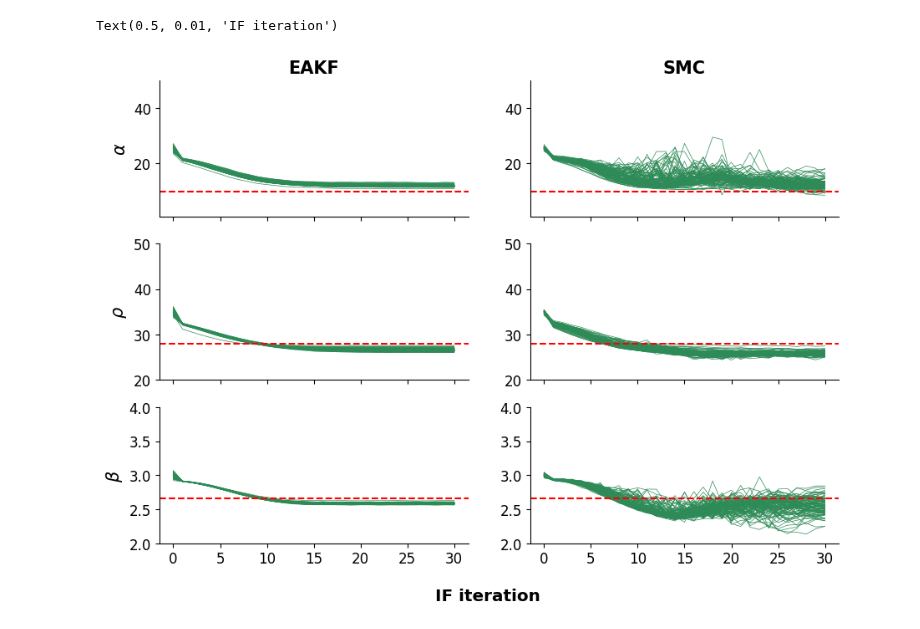
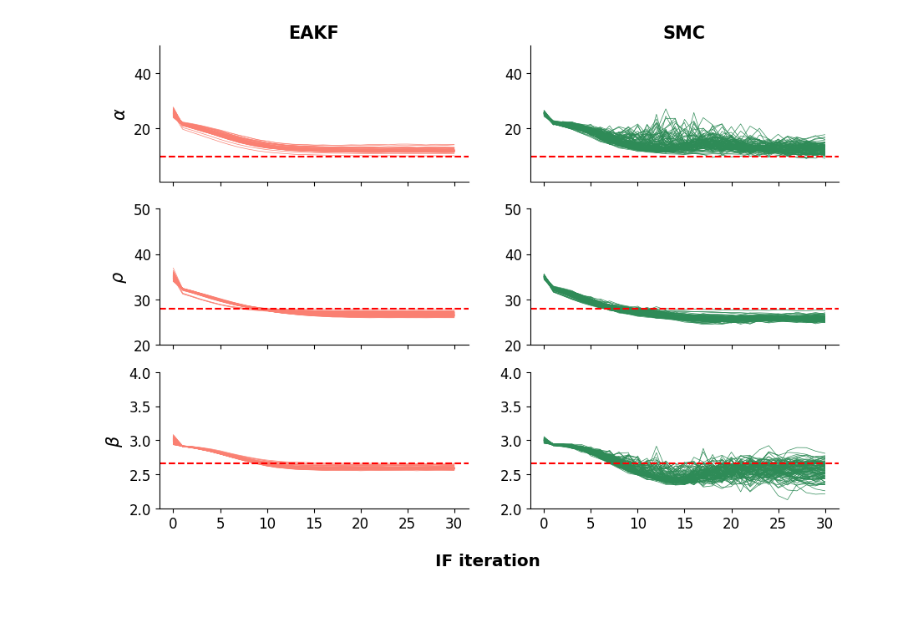
Before and after one commit to ChaosDonkey06/AppliedStochasticAnalysis, a Jupyter notebook: homework/project/visualize_inference.ipynb, the cells around one changed output. Drawn from its saved outputs; the diff is of its cells as text; code cells hidden in the pictures.

```diff
--- a/homework/project/visualize_inference.ipynb
+++ b/homework/project/visualize_inference.ipynb
@@ -9,7 +9,6 @@ results_dir = 'results'
 
 eakf_dir = os.path.join(results_dir, 'eakf')
 pf_dir   = os.path.join(results_dir, 'inference', 'pf')
-
 
 αmin = 1
 αmax = 50
@@ -26,7 +25,7 @@ parameters_range  = np.array([[αmin, αmax],
 
 fig, ax = plt.subplots(3, 2, figsize=(10.5, 7.2), sharex=True)
 
-for i in range(1, 99):
+for i in range(0, 99+1):
 
     i_file     = str(i).zfill(3)
     infer_file = os.path.join(eakf_dir, '{}_infer.npz'.format(i_file))
@@ -34,36 +33,37 @@ for i in range(1, 99):
     infer = np.load(infer_file)
     θmle  = infer['θmle']
 
-    ax[0, 0].plot(range(30+1), θmle[0, :], label='True', color="seagreen", lw=0.5)
-    ax[1, 0].plot(range(30+1), θmle[1, :], label='True', color="seagreen", lw=0.5)
-    ax[2, 0].plot(range(30+1), θmle[2, :], label='True', color="seagreen", lw=0.5)
+    ax[0, 0].plot(range(30+1), θmle[0, :], label='True', color="salmon", lw=0.5)
+    ax[1, 0].plot(range(30+1), θmle[1, :], label='True', color="salmon", lw=0.5)
+    ax[2, 0].plot(range(30+1), θmle[2, :], label='True', color="salmon", lw=0.5)
 
     infer_file = os.path.join(pf_dir, '{}_infer.npz'.format(i_file))
     infer = np.load(infer_file)
     θmle  = infer['θmle']
 
     ax[0, 1].plot(range(30+1), θmle[0, :], label='True', color="seagreen", lw=0.5)
     ax[1, 1].plot(range(30+1), θmle[1, :], label='True', color="seagreen", lw=0.5)
     ax[2, 1].plot(range(30+1), θmle[2, :], label='True', color="seagreen", lw=0.5)
 
 p_label = ['α', 'ρ', 'β']
 for p in range(3):
     ax[p,0].axhline(y=θ_truth[p], color='red', ls='--')
     ax[p,0].set_ylim(parameters_range[p])
     ax[p,1].axhline(y=θ_truth[p], color='red', ls='--')
     ax[p,1].set_ylim(parameters_range[p])
 
     ax[p, 0].set_ylabel(r'${}$'.format(p_label[p]))
 
 for axi in ax.flatten():
     axi.spines['right'].set_visible(False)
     axi.spines['top'].set_visible(False)
 
 ax[0, 0].set_title('EAKF', weight="bold", fontsize=15)
 ax[0, 1].set_title('SMC', weight="bold", fontsize=15)
 
 fig.supxlabel("IF iteration", weight='bold')
+
+fig.savefig('figures/convergence_mean.png', dpi=300, bbox_inches='tight', transparent=True)
 # %% [output]
-Text(0.5, 0.01, 'IF iteration')
-[figure, old version]
+[figure, new version]
 # %%
```
Also changed, not shown: parts of 4 cells of this notebook, 7 other files.
